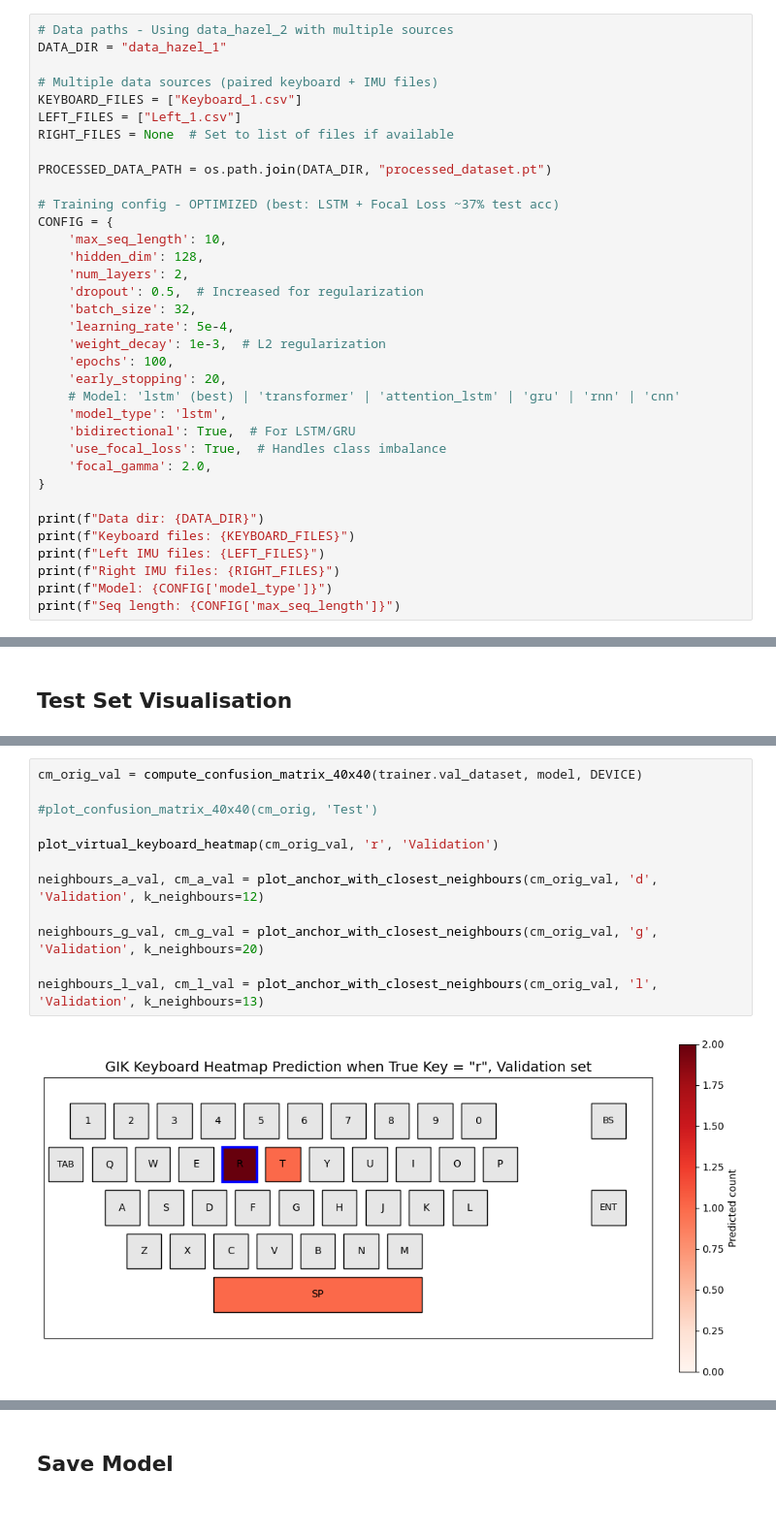
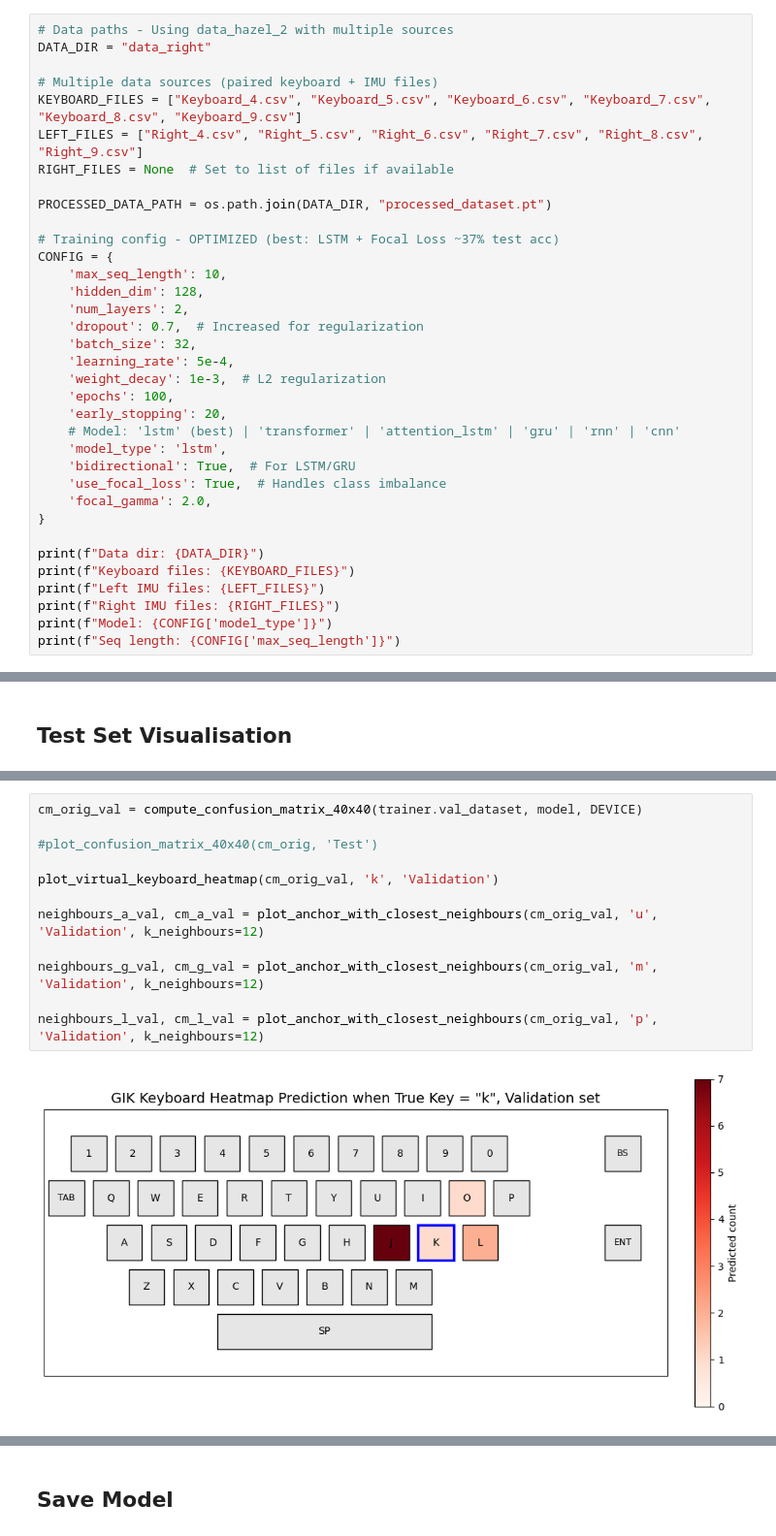
Before and after one commit to Perceptron-GIK/perceptron-gik, a Jupyter notebook: train_model.ipynb, the cells around one changed output, grey strips where cells are left out. Shown at 97% size. Saved outputs shown, nothing was run; the diff lists cells and outputs as text; blank space fills up the shorter version.

Commit message:
train the model again with the right hand only data post imu changes and go 50% test acc

```diff
--- a/train_model.ipynb
+++ b/train_model.ipynb
@@ -33,11 +33,11 @@ PyTorch 2.10.0+cpu | Device: cpu
 ## Configuration
 # %%
 # Data paths - Using data_hazel_2 with multiple sources
-DATA_DIR = "data_hazel_1"
+DATA_DIR = "data_right"
 
 # Multiple data sources (paired keyboard + IMU files)
-KEYBOARD_FILES = ["Keyboard_1.csv"]
-LEFT_FILES = ["Left_1.csv"]
+KEYBOARD_FILES = ["Keyboard_4.csv", "Keyboard_5.csv", "Keyboard_6.csv", "Keyboard_7.csv", "Keyboard_8.csv", "Keyboard_9.csv"]
+LEFT_FILES = ["Right_4.csv", "Right_5.csv", "Right_6.csv", "Right_7.csv", "Right_8.csv", "Right_9.csv"]
 RIGHT_FILES = None  # Set to list of files if available
 
 PROCESSED_DATA_PATH = os.path.join(DATA_DIR, "processed_dataset.pt")
@@ -47,7 +47,7 @@ CONFIG = {
     'max_seq_length': 10,
     'hidden_dim': 128,
     'num_layers': 2,
-    'dropout': 0.5,  # Increased for regularization
+    'dropout': 0.7,  # Increased for regularization
     'batch_size': 32,
     'learning_rate': 5e-4,
     'weight_decay': 1e-3,  # L2 regularization
@@ -684,14 +682,14 @@ neighbours_l, cm_l = plot_anchor_with_closest_neighbours(cm_orig, 'l', 'Test', k
 # %%
 cm_orig_val = compute_confusion_matrix_40x40(trainer.val_dataset, model, DEVICE)
 
 #plot_confusion_matrix_40x40(cm_orig, 'Test')
 
-plot_virtual_keyboard_heatmap(cm_orig_val, 'r', 'Validation')
+plot_virtual_keyboard_heatmap(cm_orig_val, 'k', 'Validation')
 
-neighbours_a_val, cm_a_val = plot_anchor_with_closest_neighbours(cm_orig_val, 'd', 'Validation', k_neighbours=12)
+neighbours_a_val, cm_a_val = plot_anchor_with_closest_neighbours(cm_orig_val, 'u', 'Validation', k_neighbours=12)
 
-neighbours_g_val, cm_g_val = plot_anchor_with_closest_neighbours(cm_orig_val, 'g', 'Validation', k_neighbours=20)
+neighbours_g_val, cm_g_val = plot_anchor_with_closest_neighbours(cm_orig_val, 'm', 'Validation', k_neighbours=12)
 
-neighbours_l_val, cm_l_val = plot_anchor_with_closest_neighbours(cm_orig_val, 'l', 'Validation', k_neighbours=13)
+neighbours_l_val, cm_l_val = plot_anchor_with_closest_neighbours(cm_orig_val, 'p', 'Validation', k_neighbours=12)
 # %% [output]
-[figure, old version]
+[figure, new version]
```
Also changed, not shown: parts of 10 cells of this notebook.
